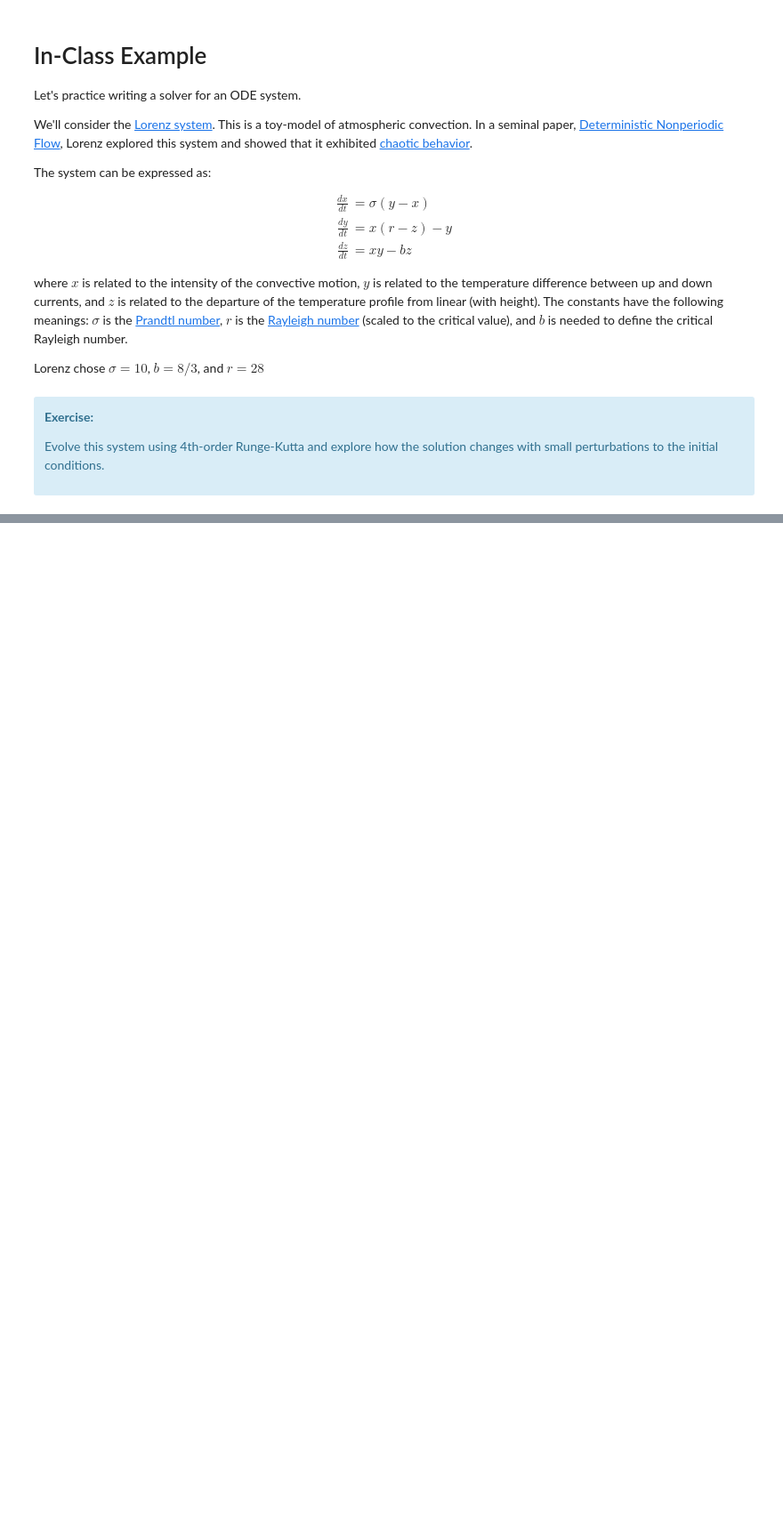
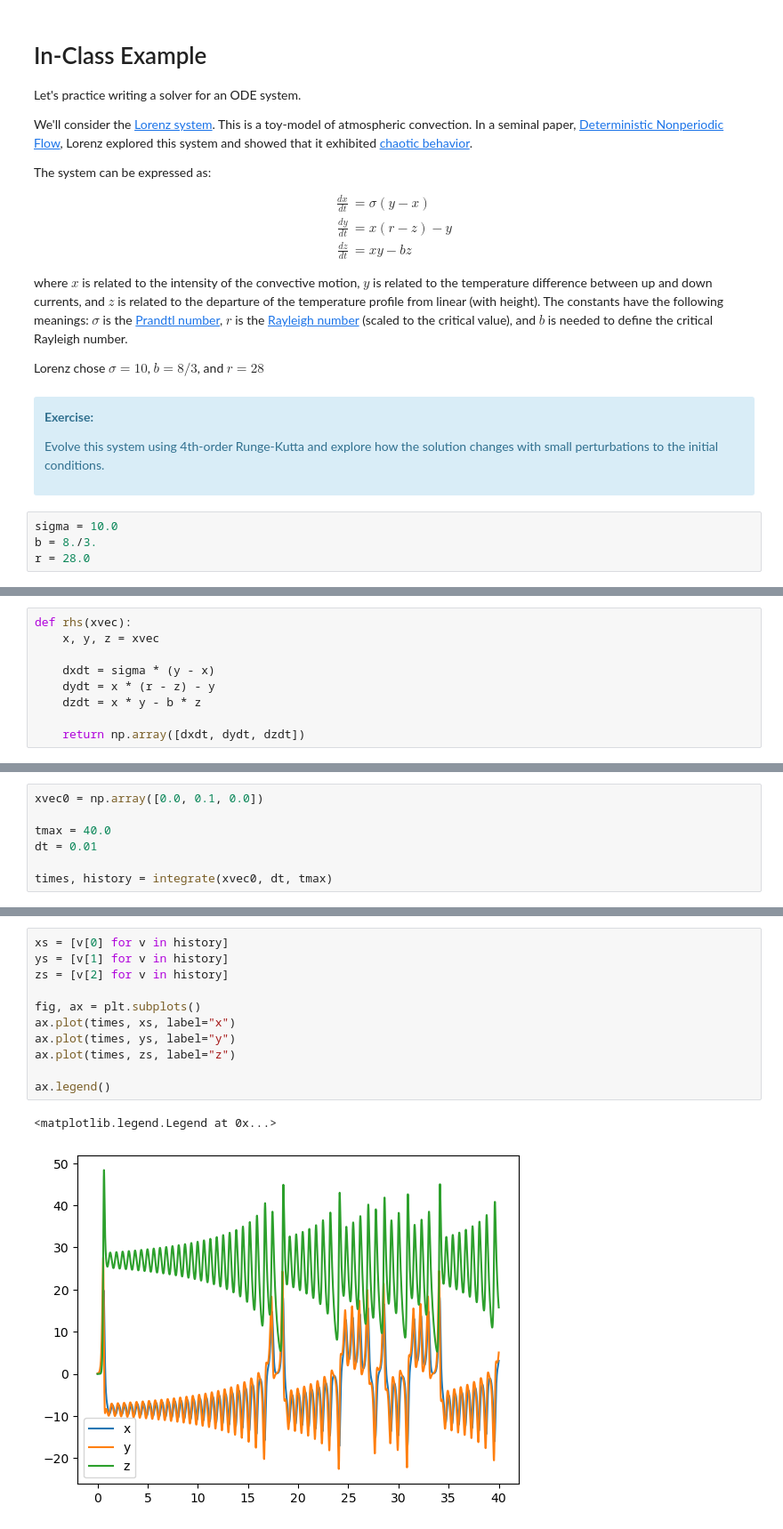
Before and after one commit to zingale/computational_astrophysics, a Jupyter notebook: content/ODEs/inclass-lorenz.ipynb, the cells around one changed output, grey strips where cells are left out. Shown at 89% size. Saved outputs shown, nothing was run; the diff lists cells and outputs as text; blank space fills up the shorter version.

```diff
--- a/content/ODEs/inclass-lorenz.ipynb
+++ b/content/ODEs/inclass-lorenz.ipynb
@@ -23,3 +23,7 @@ Lorenz chose $\sigma = 10$, $b = 8/3$, and $r = 28$
 
 Evolve this system using 4th-order Runge-Kutta and explore how the solution changes with small perturbations to the initial conditions.
 </div>
+# %%
+sigma = 10.0
+b = 8./3.
+r = 28.0
@@ -25,0 +33,9 @@ Evolve this system using 4th-order Runge-Kutta and explore how the solution chan
+# %%
+def rhs(xvec):
+    x, y, z = xvec
+
+    dxdt = sigma * (y - x)
+    dydt = x * (r - z) - y
+    dzdt = x * y - b * z
+
+    return np.array([dxdt, dydt, dzdt])
@@ -25,0 +70,7 @@ Evolve this system using 4th-order Runge-Kutta and explore how the solution chan
+# %%
+xvec0 = np.array([0.0, 0.1, 0.0])
+
+tmax = 40.0
+dt = 0.01
+
+times, history = integrate(xvec0, dt, tmax)
@@ -25,0 +84,14 @@ Evolve this system using 4th-order Runge-Kutta and explore how the solution chan
+# %%
+xs = [v[0] for v in history]
+ys = [v[1] for v in history]
+zs = [v[2] for v in history]
+
+fig, ax = plt.subplots()
+ax.plot(times, xs, label="x")
+ax.plot(times, ys, label="y")
+ax.plot(times, zs, label="z")
+
+ax.legend()
+# %% [output]
+<matplotlib.legend.Legend at 0x...>
+[figure, added]
```
Also changed, not shown: parts of 7 cells of this notebook.
